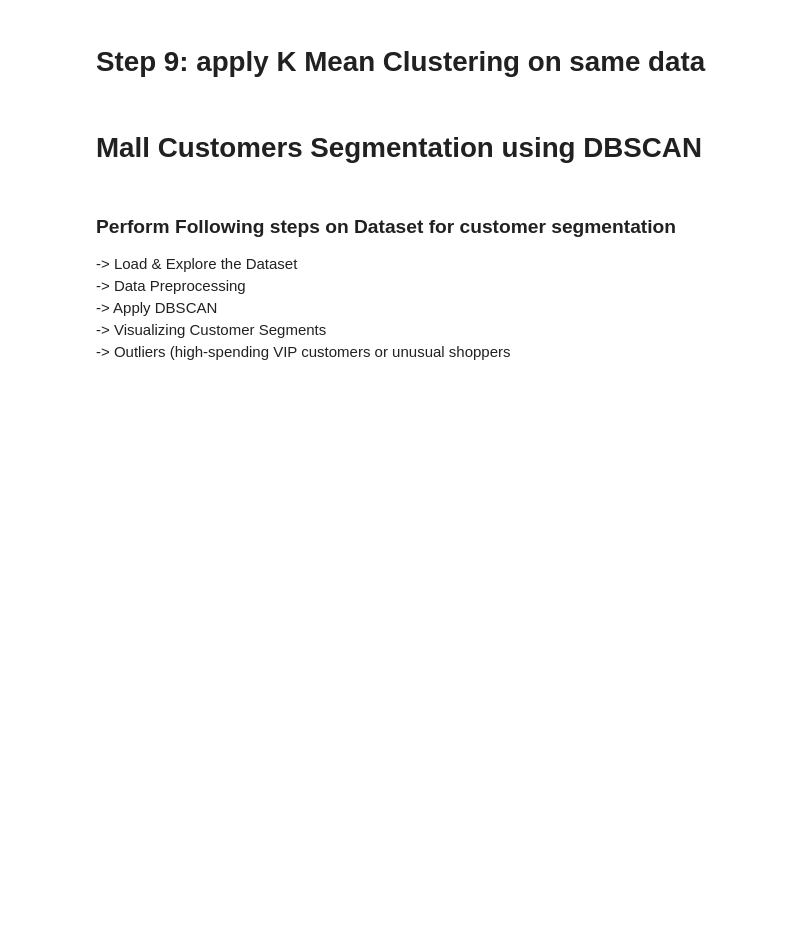
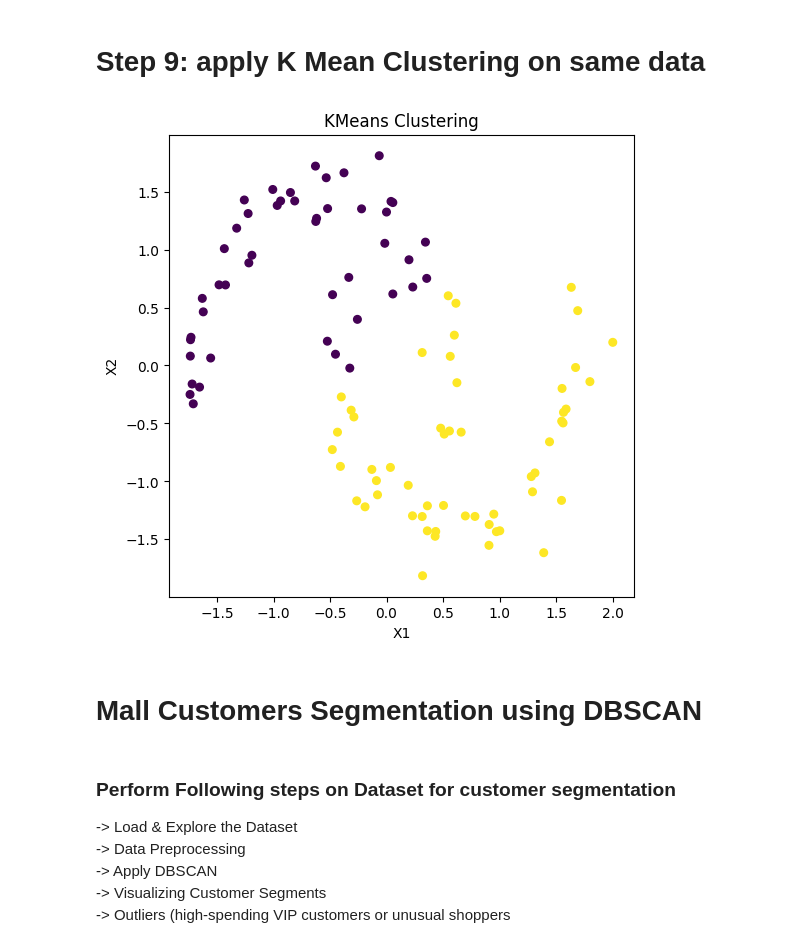
Before and after one commit to namrapithwa-tech/ML, a Jupyter notebook: Lab10/Lab10 Blank.ipynb, the cells around one changed output. Drawn from its saved outputs; the diff is of its cells as text; code cells hidden in the pictures; blank space fills up the shorter version.

```diff
--- a/Lab10/Lab10 Blank.ipynb
+++ b/Lab10/Lab10 Blank.ipynb
@@ -131,5 +134,18 @@ plt.show()
 # %% [markdown]
 # Step 9: apply K Mean Clustering on same data
+# %%
+from sklearn.cluster import KMeans
+
+kmeans = KMeans(n_clusters=2, random_state=42)
+kmeans_labels = kmeans.fit_predict(x)
+plt.figure(figsize=(6,6))
+plt.scatter(x[:,0], x[:,1], c=kmeans_labels, cmap='viridis',s=30)
+plt.xlabel('X1')
+plt.ylabel('X2')
+plt.title('KMeans Clustering')
+plt.show()
+# %% [output]
+[figure, added]
 # %% [markdown]
 # Mall Customers Segmentation using DBSCAN
 # %% [markdown]
```
Also changed, not shown: parts of 8 cells of this notebook.
